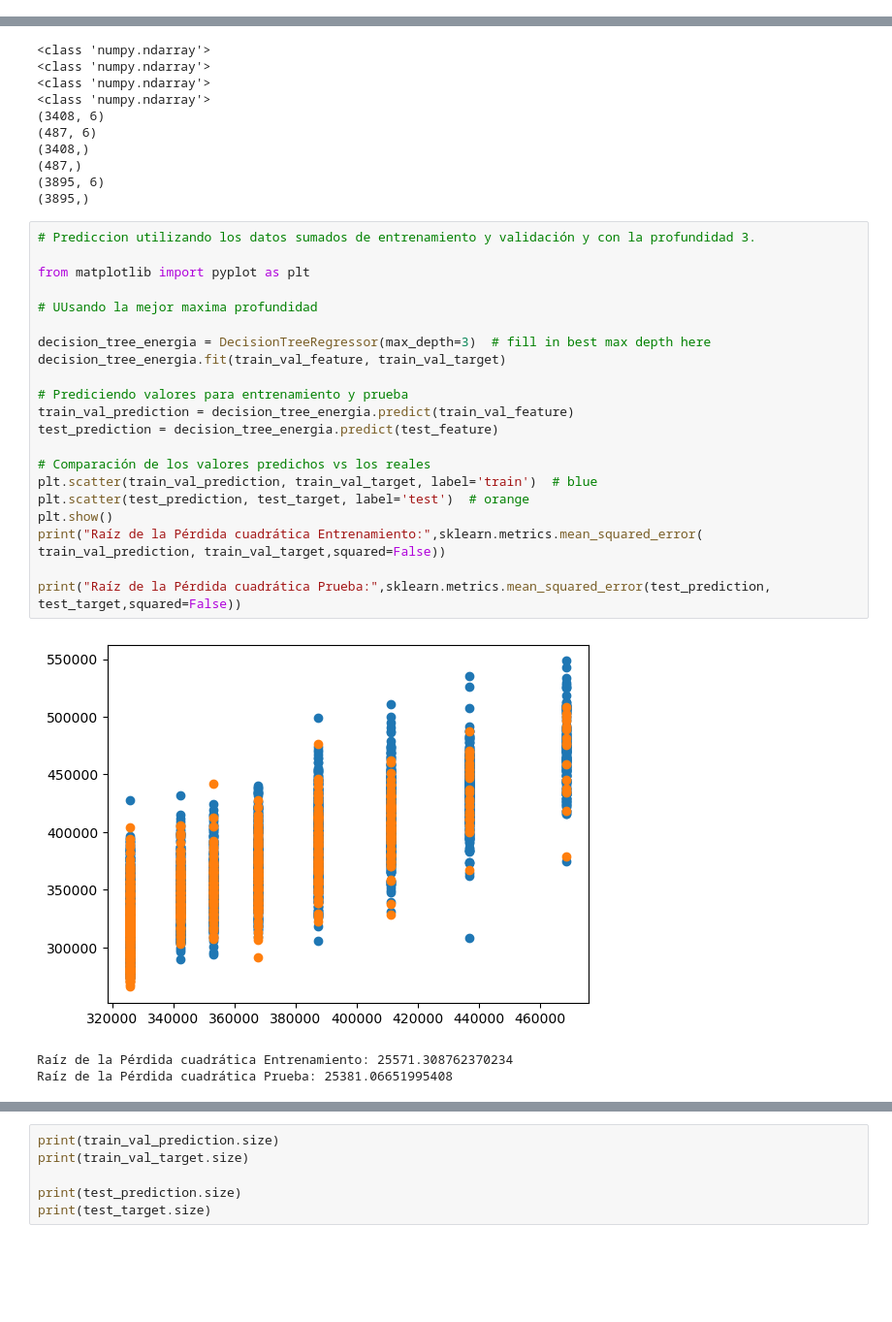
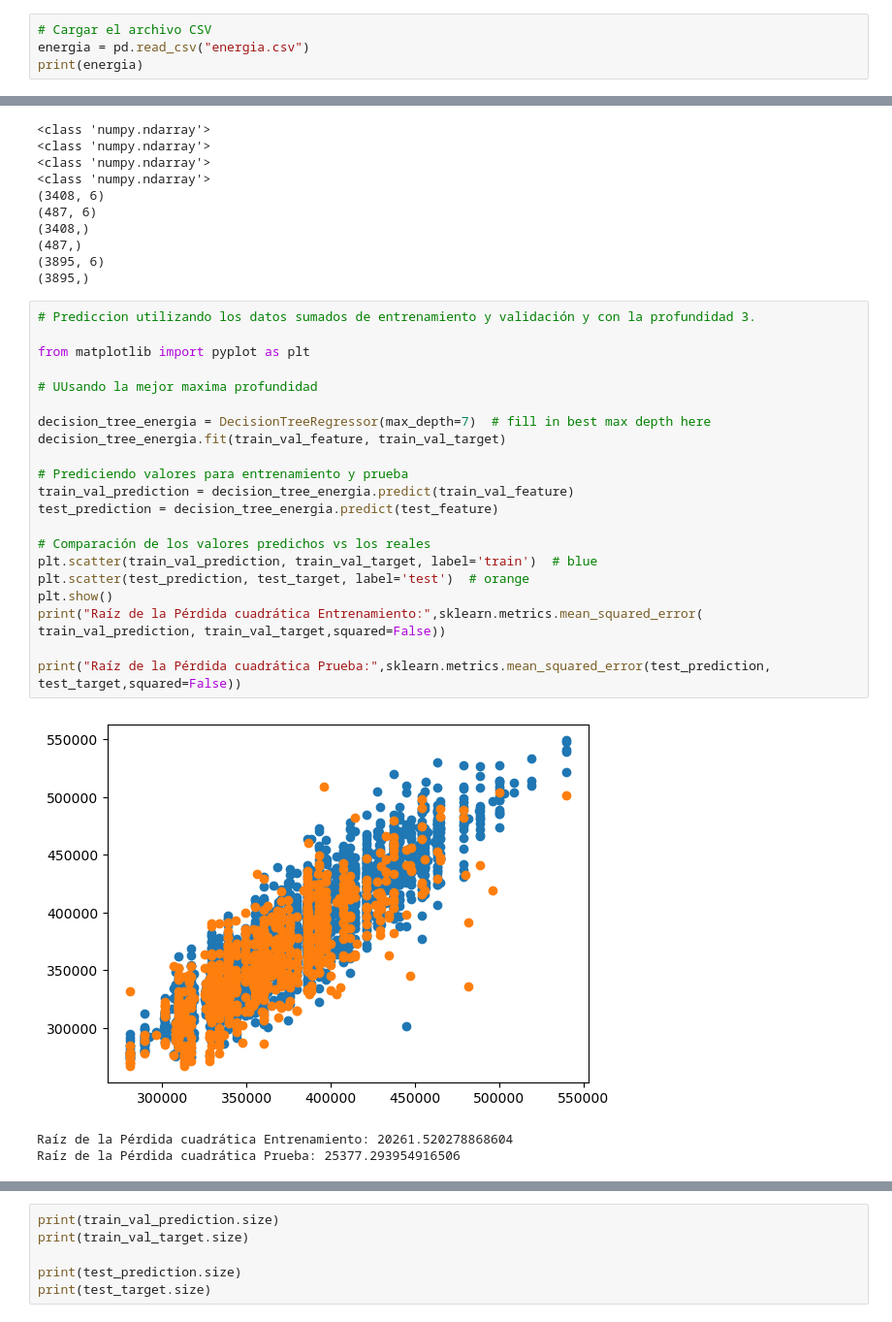
Before and after one commit to Juls5802/Series_de_tiempo, a Jupyter notebook: Energia.ipynb, the cells around one changed output, grey strips where cells are left out. Shown at 97% size. Cells and saved outputs as stored; diff of their text form; blank space fills up the shorter version.

```diff
--- a/Energia.ipynb
+++ b/Energia.ipynb
@@ -77,0 +36,4 @@ print(energia)
+# %%
+# Cargar el archivo CSV
+energia = pd.read_csv("energia.csv")
+print(energia)
@@ -385,28 +357,28 @@ print(train_val_target.shape)
 # %%
 # Prediccion utilizando los datos sumados de entrenamiento y validación y con la profundidad 3.
 
 from matplotlib import pyplot as plt
 
 # UUsando la mejor maxima profundidad
 
-decision_tree_energia = DecisionTreeRegressor(max_depth=3)  # fill in best max depth here
+decision_tree_energia = DecisionTreeRegressor(max_depth=7)  # fill in best max depth here
 decision_tree_energia.fit(train_val_feature, train_val_target)
 
 # Prediciendo valores para entrenamiento y prueba
 train_val_prediction = decision_tree_energia.predict(train_val_feature)
 test_prediction = decision_tree_energia.predict(test_feature)
 
 # Comparación de los valores predichos vs los reales
 plt.scatter(train_val_prediction, train_val_target, label='train')  # blue
 plt.scatter(test_prediction, test_target, label='test')  # orange
 plt.show()
 print("Raíz de la Pérdida cuadrática Entrenamiento:",sklearn.metrics.mean_squared_error( train_val_prediction, train_val_target,squared=False))
 
 print("Raíz de la Pérdida cuadrática Prueba:",sklearn.metrics.mean_squared_error(test_prediction, test_target,squared=False))
 # %% [output]
-[figure, old version]
+[figure, new version]
-Raíz de la Pérdida cuadrática Entrenamiento: 25571.308762370234
-Raíz de la Pérdida cuadrática Prueba: 25381.06651995408
+Raíz de la Pérdida cuadrática Entrenamiento: 20261.520278868604
+Raíz de la Pérdida cuadrática Prueba: 25377.293954916506
 # %%
 from sklearn import tree
 
```
Also changed, not shown: parts of 82 cells of this notebook.
